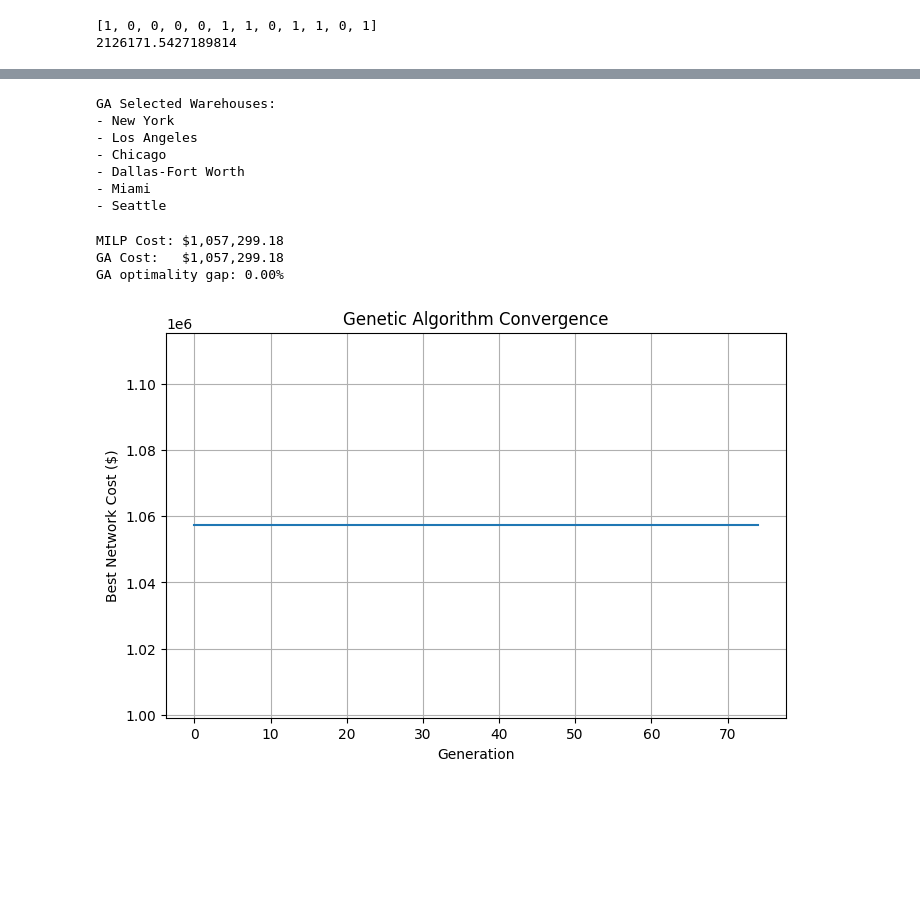
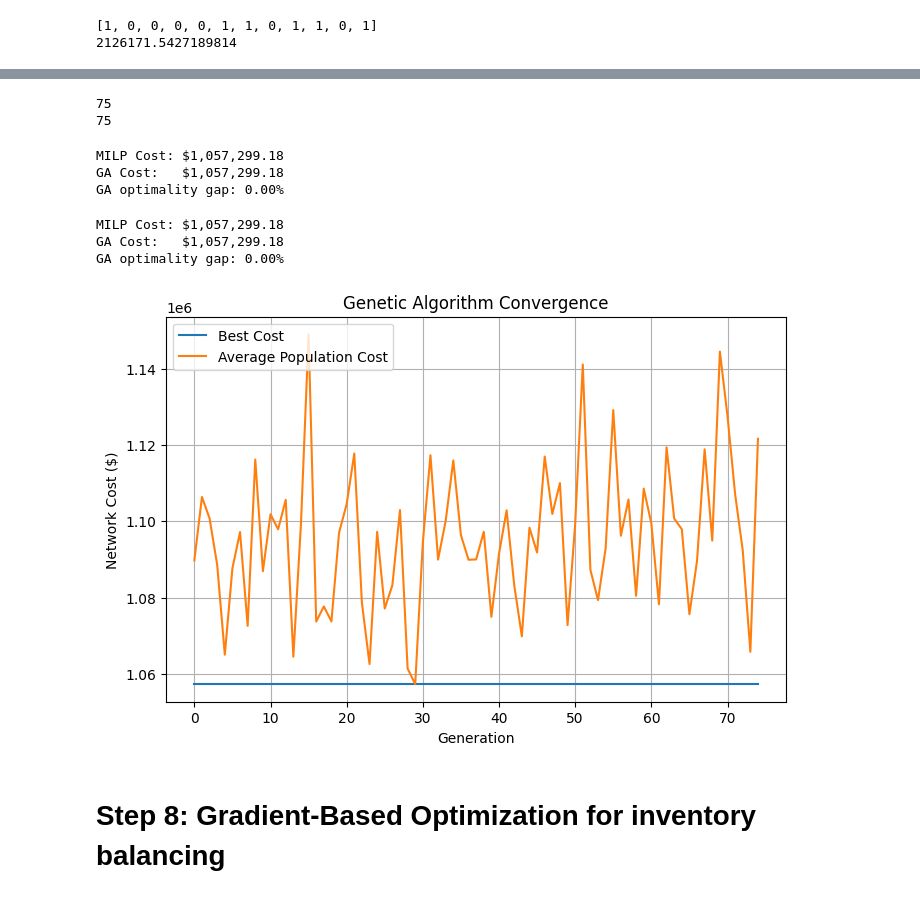
Before and after one commit to Ansarss/Ai_learning_experiments, a Jupyter notebook: Optimization_Techniques_Exercise_.ipynb, the cells around one changed output, grey strips where cells are left out. Cells and saved outputs as stored; diff of their text form; code cells hidden in the pictures; blank space fills up the shorter version.

```diff
--- a/Optimization_Techniques_Exercise_.ipynb
+++ b/Optimization_Techniques_Exercise_.ipynb
@@ -1747,6 +1747,7 @@ population = [
 ]
 # %%
 best_cost_history = []
+average_cost_history = []
 
 best_individual = None
 best_cost = float("inf")
@@ -1757,6 +1758,16 @@ for generation in range(GENERATIONS):
         cached_evaluate(individual)
         for individual in population
     ]
+
+    # Remove infeasible penalty solutions
+    finite_scores = [
+        score for score in fitness_scores
+        if score < 1e12
+    ]
+
+    # Average cost for this generation
+    average_cost = np.mean(finite_scores)
+    average_cost_history.append(average_cost)
 
     # Best solution in current generation
     generation_best_idx = np.argmin(fitness_scores)
@@ -1770,7 +1781,7 @@ for generation in range(GENERATIONS):
 
     best_cost_history.append(best_cost)
 
-    # Elitism: preserve best individual
+    # Elitism
     new_population = [best_individual.copy()]
 
     while len(new_population) < POPULATION_SIZE:
@@ -1800,6 +1811,7 @@ for generation in range(GENERATIONS):
     if generation % 10 == 0:
         print(
             f"Generation {generation}: "
-            f"Best Cost = ${best_cost:,.2f}"
+            f"Best Cost = ${best_cost:,.2f}, "
+            f"Average Cost = ${average_cost:,.2f}"
         )
 # %% [output]
@@ -1826,22 +1826,9 @@ Best chromosome:
-# %%
-ga_selected_warehouses = [
-    warehouses[i]
-    for i, gene in enumerate(best_individual)
-    if gene == 1
-]
-
-print("\nGA Selected Warehouses:")
-
-for w in ga_selected_warehouses:
-    print("-", w)
-# %% [output]
-GA Selected Warehouses:
-- New York
-- Los Angeles
-- Chicago
-- Dallas-Fort Worth
-- Miami
-- Seattle
+# %%
+print(len(best_cost_history))
+print(len(average_cost_history))
+# %% [output]
+75
+75
 # %%
 MILP_COST = 1057299.18
 
@@ -1858,21 +1845,45 @@ print(f"GA optimality gap: {ga_gap_pct:.2f}%")
 MILP Cost: $1,057,299.18
 GA Cost:   $1,057,299.18
 GA optimality gap: 0.00%
+# %%
+MILP_COST = 1057299.18
+
+ga_gap_pct = (
+    (best_cost - MILP_COST)
+    / MILP_COST
+    * 100
+)
+
+print(f"MILP Cost: ${MILP_COST:,.2f}")
+print(f"GA Cost:   ${best_cost:,.2f}")
+print(f"GA optimality gap: {ga_gap_pct:.2f}%")
+# %% [output]
+MILP Cost: $1,057,299.18
+GA Cost:   $1,057,299.18
+GA optimality gap: 0.00%
 # %%
-import matplotlib.pyplot as plt
-
 plt.figure(figsize=(8, 5))
 
 plt.plot(
     range(GENERATIONS),
-    best_cost_history
+    best_cost_history,
+    label="Best Cost"
+)
+
+plt.plot(
+    range(GENERATIONS),
+    average_cost_history,
+    label="Average Population Cost"
 )
 
 plt.xlabel("Generation")
-plt.ylabel("Best Network Cost ($)")
+plt.ylabel("Network Cost ($)")
 plt.title("Genetic Algorithm Convergence")
+plt.legend()
+plt.grid(True)
 
-plt.grid(True)
 plt.show()
 # %% [output]
-[figure, old version]
+[figure, new version]
+# %% [markdown]
+# Step 8: Gradient-Based Optimization for inventory balancing
```
Also changed, not shown: parts of 26 cells of this notebook.
